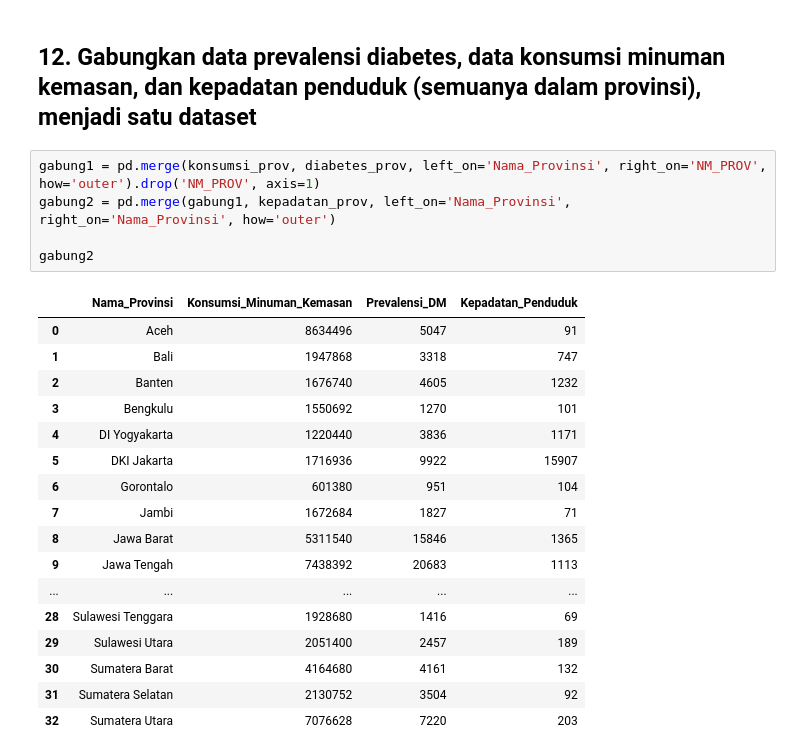
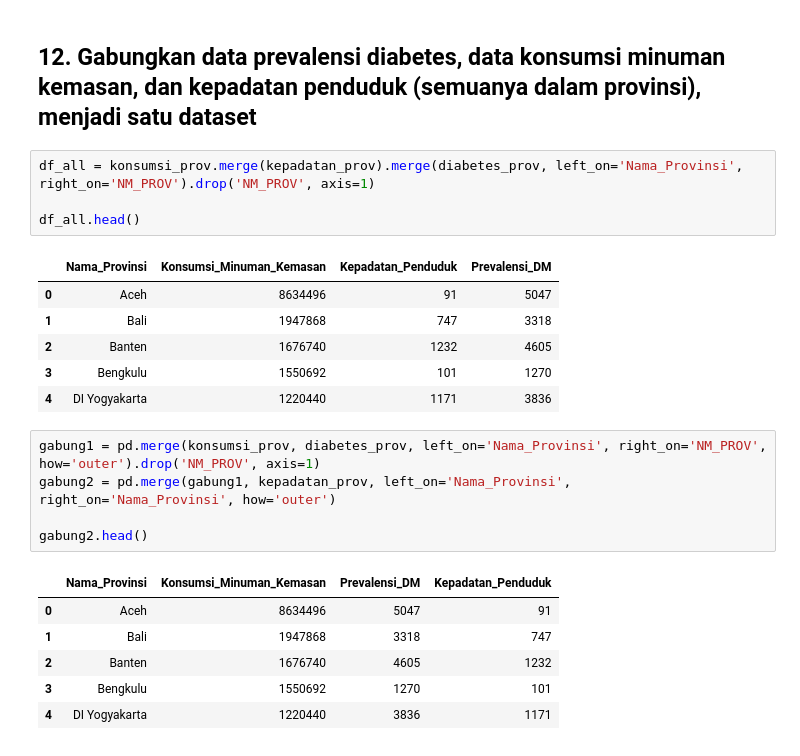
Before and after one commit to van-geaux/2403-diklat-python, a Jupyter notebook: MateriPython/Notebook update/Day 2 - Latihan Pandas.ipynb, the cells around one changed output. Drawn from its saved outputs; the diff is of its cells as text.

```diff
--- a/MateriPython/Notebook update/Day 2 - Latihan Pandas.ipynb
+++ b/MateriPython/Notebook update/Day 2 - Latihan Pandas.ipynb
@@ -205,26 +218,26 @@ diabetes_prov.head()
 | 4 | DI Yogyakarta | 3836 |
 # %% [markdown]
 ## 12. Gabungkan data prevalensi diabetes, data konsumsi minuman kemasan, dan kepadatan penduduk (semuanya dalam provinsi), menjadi satu dataset
+# %%
+df_all = konsumsi_prov.merge(kepadatan_prov).merge(diabetes_prov, left_on='Nama_Provinsi', right_on='NM_PROV').drop('NM_PROV', axis=1)
+
+df_all.head()
+# %% [output]
+|  | Nama_Provinsi | Konsumsi_Minuman_Kemasan | Kepadatan_Penduduk | Prevalensi_DM |
+| 0 | Aceh | 8634496 | 91 | 5047 |
+| 1 | Bali | 1947868 | 747 | 3318 |
+| 2 | Banten | 1676740 | 1232 | 4605 |
+| 3 | Bengkulu | 1550692 | 101 | 1270 |
+| 4 | DI Yogyakarta | 1220440 | 1171 | 3836 |
 # %%
 gabung1 = pd.merge(konsumsi_prov, diabetes_prov, left_on='Nama_Provinsi', right_on='NM_PROV', how='outer').drop('NM_PROV', axis=1)
 gabung2 = pd.merge(gabung1, kepadatan_prov, left_on='Nama_Provinsi', right_on='Nama_Provinsi', how='outer')
 
-gabung2
+gabung2.head()
 # %% [output]
 |  | Nama_Provinsi | Konsumsi_Minuman_Kemasan | Prevalensi_DM | Kepadatan_Penduduk |
 | 0 | Aceh | 8634496 | 5047 | 91 |
 | 1 | Bali | 1947868 | 3318 | 747 |
 | 2 | Banten | 1676740 | 4605 | 1232 |
 | 3 | Bengkulu | 1550692 | 1270 | 101 |
 | 4 | DI Yogyakarta | 1220440 | 3836 | 1171 |
-| 5 | DKI Jakarta | 1716936 | 9922 | 15907 |
-| 6 | Gorontalo | 601380 | 951 | 104 |
-| 7 | Jambi | 1672684 | 1827 | 71 |
-| 8 | Jawa Barat | 5311540 | 15846 | 1365 |
-| 9 | Jawa Tengah | 7438392 | 20683 | 1113 |
-| ... | ... | ... | ... | ... |
-| 28 | Sulawesi Tenggara | 1928680 | 1416 | 69 |
-| 29 | Sulawesi Utara | 2051400 | 2457 | 189 |
-| 30 | Sumatera Barat | 4164680 | 4161 | 132 |
-| 31 | Sumatera Selatan | 2130752 | 3504 | 92 |
-| 32 | Sumatera Utara | 7076628 | 7220 | 203 |
```
Also changed, not shown: parts of 5 cells of this notebook.
